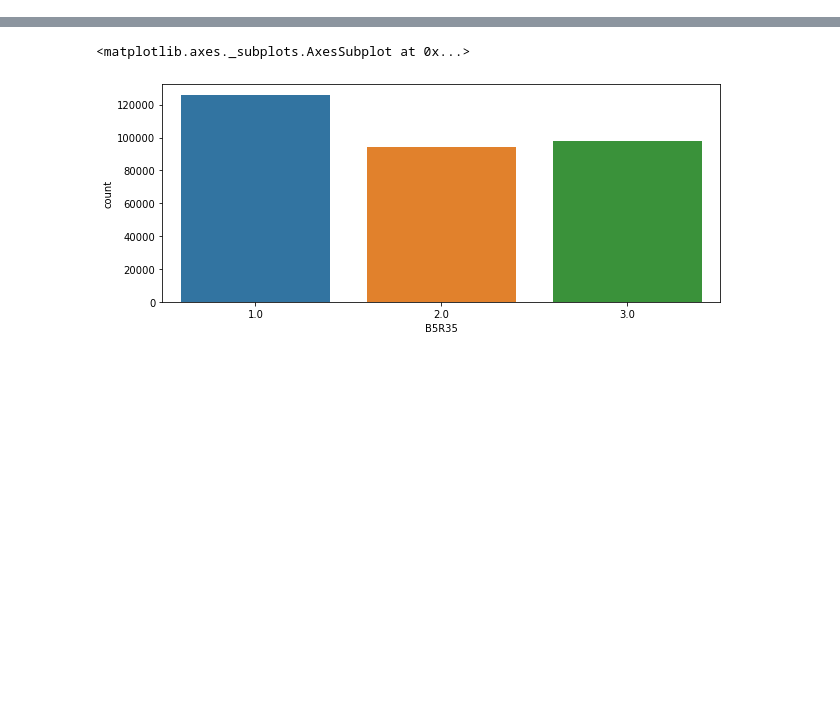
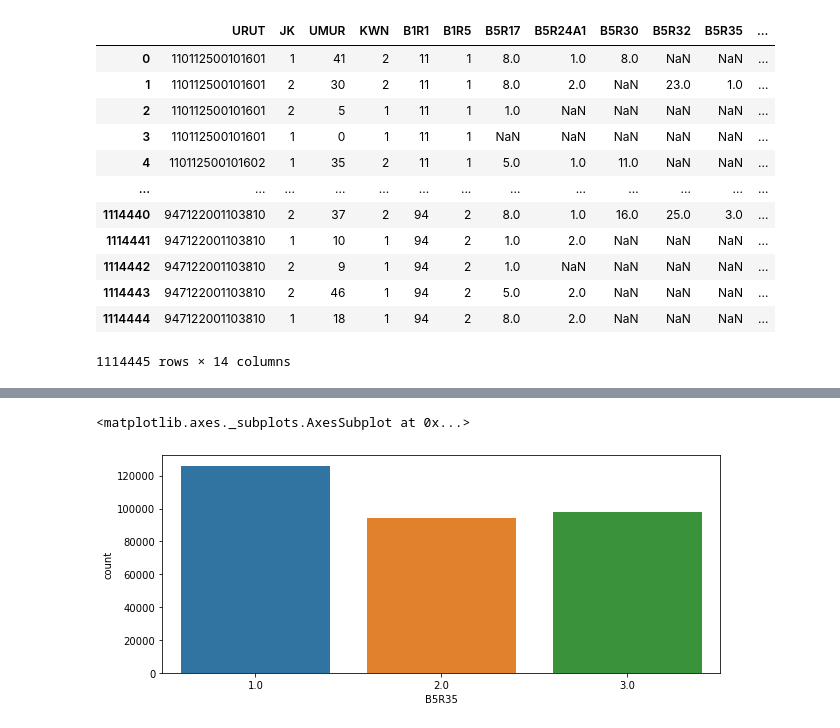
Before and after one commit to adewirahman/Project_Lab_Pacmann, a Jupyter notebook: ProjectLabNotebook_1.ipynb, the cells around one changed output, grey strips where cells are left out. Drawn from its saved outputs; the diff is of its cells as text; code cells hidden in the pictures; blank space fills up the shorter version.

```diff
--- a/ProjectLabNotebook_1.ipynb
+++ b/ProjectLabNotebook_1.ipynb
@@ -511,0 +69,17 @@ plt.show()
+# %%
+df_kb = sus12_ki[["URUT", "JK", "UMUR", "KWN", "B1R1", "B1R5", "B5R17", "B5R24A1","B5R30","B5R32", "B5R35", "B5R36", "B5R37","EXP_CAP"]]
+df_kb
+# %% [output]
+|  | URUT | JK | UMUR | KWN | B1R1 | B1R5 | B5R17 | B5R24A1 | B5R30 | B5R32 | B5R35 | ... |
+| 0 | 110112500101601 | 1 | 41 | 2 | 11 | 1 | 8.0 | 1.0 | 8.0 | NaN | NaN | ... |
+| 1 | 110112500101601 | 2 | 30 | 2 | 11 | 1 | 8.0 | 2.0 | NaN | 23.0 | 1.0 | ... |
+| 2 | 110112500101601 | 2 | 5 | 1 | 11 | 1 | 1.0 | NaN | NaN | NaN | NaN | ... |
+| 3 | 110112500101601 | 1 | 0 | 1 | 11 | 1 | NaN | NaN | NaN | NaN | NaN | ... |
+| 4 | 110112500101602 | 1 | 35 | 2 | 11 | 1 | 5.0 | 1.0 | 11.0 | NaN | NaN | ... |
+| ... | ... | ... | ... | ... | ... | ... | ... | ... | ... | ... | ... | ... |
+| 1114440 | 947122001103810 | 2 | 37 | 2 | 94 | 2 | 8.0 | 1.0 | 16.0 | 25.0 | 3.0 | ... |
+| 1114441 | 947122001103810 | 1 | 10 | 1 | 94 | 2 | 1.0 | 2.0 | NaN | NaN | NaN | ... |
+| 1114442 | 947122001103810 | 2 | 9 | 1 | 94 | 2 | 1.0 | NaN | NaN | NaN | NaN | ... |
+| 1114443 | 947122001103810 | 2 | 46 | 1 | 94 | 2 | 5.0 | 2.0 | NaN | NaN | NaN | ... |
+| 1114444 | 947122001103810 | 1 | 18 | 1 | 94 | 2 | 8.0 | 2.0 | NaN | NaN | NaN | ... |
+1114445 rows × 14 columns
```
Also changed, not shown: parts of 138 cells of this notebook.
